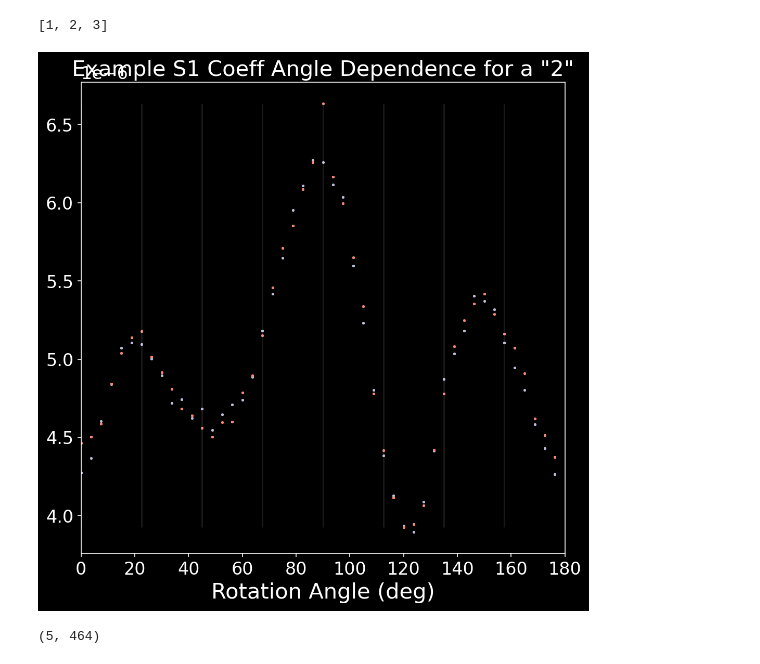
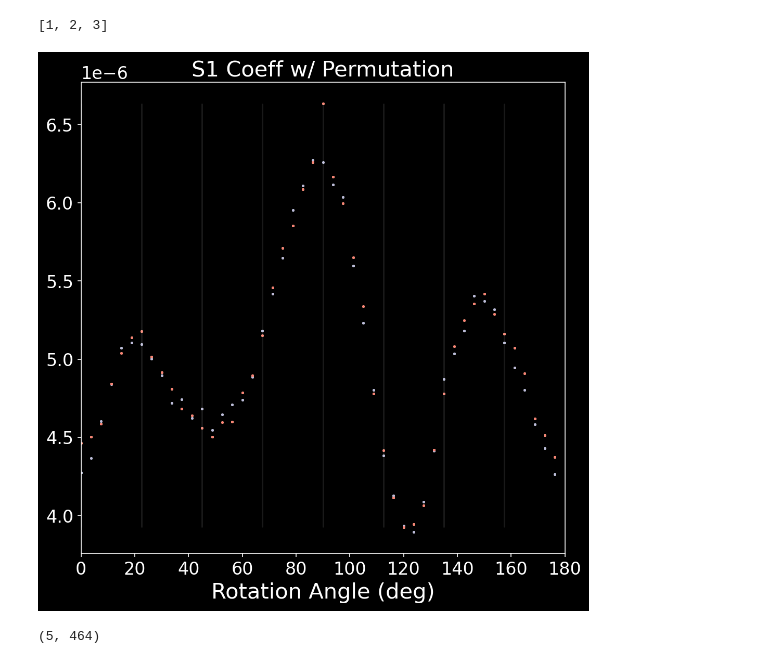
Before and after one commit to andrew-saydjari/DHC, a Jupyter notebook: Daily/2021_03_10.ipynb, the cells around one changed output. Drawn from its saved outputs; the diff is of its cells as text; code cells hidden in the pictures.

```diff
--- a/Daily/2021_03_10.ipynb
+++ b/Daily/2021_03_10.ipynb
@@ -831,24 +843,24 @@ shifted_coeff = np.array(Main.eval("shifted_coeff"))
 # %%
 fig = plt.figure(figsize=(8,8),dpi=150)
 ax = fig.add_subplot(111)
 k=1
 for i in range(4):
     data1 = shifted_coeff[i,48*k:48*(k+1),2+5*4+1]
     plt.scatter(np.remainder(angle_test[48*k:48*(k+1)]*180/np.pi+(i+1)*180/4,180),data1,s=2)
 
-min_y = data.min()
-max_y = data.max()
+min_y = data1.min()
+max_y = data1.max()
 
 for i in range(0,8):
     plt.vlines(i*180/8,min_y,max_y,'w', alpha=0.1)
 
-plt.title('Example S1 Coeff Angle Dependence for a "2"')
+plt.title('S1 Coeff w/ Permutation')
 plt.xlabel('Rotation Angle (deg)')
 plt.xlim([0,180])
 
 plt.show()
 # %% [output]
-[figure, old version]
+[figure, new version]
 # %%
 from scipy import interpolate
 x_interp = np.array([mnist_DHC_out_test_L4s_angles[0]+i*np.pi/4 for i in range(4)])*180/np.pi
```
Also changed, not shown: parts of 21 cells of this notebook, 5 other files.
